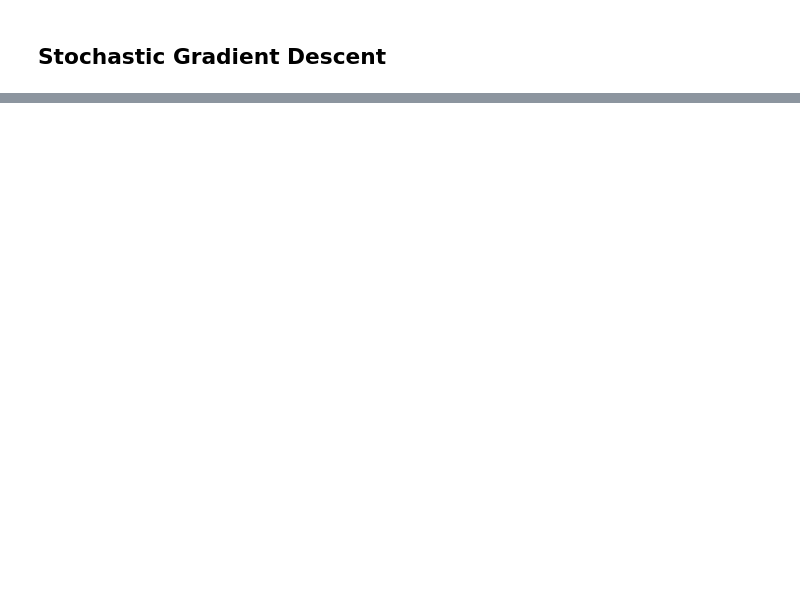
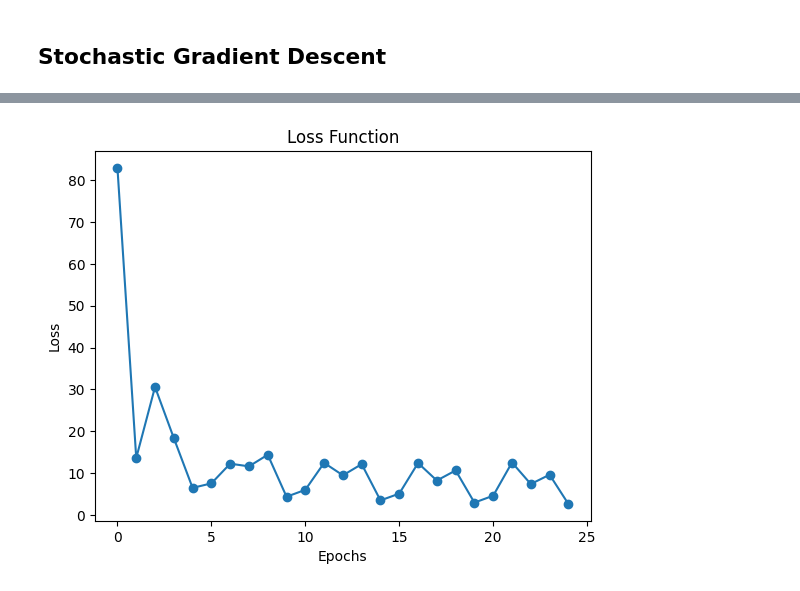
Before and after one commit to itsayushthada/ML-Overview-2024, a Jupyter notebook: Scratch-ML/01_SGD_From_Scratch.ipynb, the cells around one changed output, grey strips where cells are left out. Cells and saved outputs as stored; diff of their text form; code cells hidden in the pictures; blank space fills up the shorter version.

```diff
--- a/Scratch-ML/01_SGD_From_Scratch.ipynb
+++ b/Scratch-ML/01_SGD_From_Scratch.ipynb
@@ -91,0 +109,11 @@ for (w,b) in obj.param_history:
+# %%
+# Loss function
+
+plt.scatter(range(len(obj.loss_history)), obj.loss_history)
+plt.plot(range(len(obj.loss_history)), obj.loss_history)
+plt.xlabel("Epochs")
+plt.ylabel("Loss")
+plt.title("Loss Function")
+plt.show()
+# %% [output]
+[figure, added]
```
Also changed, not shown: parts of 3 cells of this notebook.
